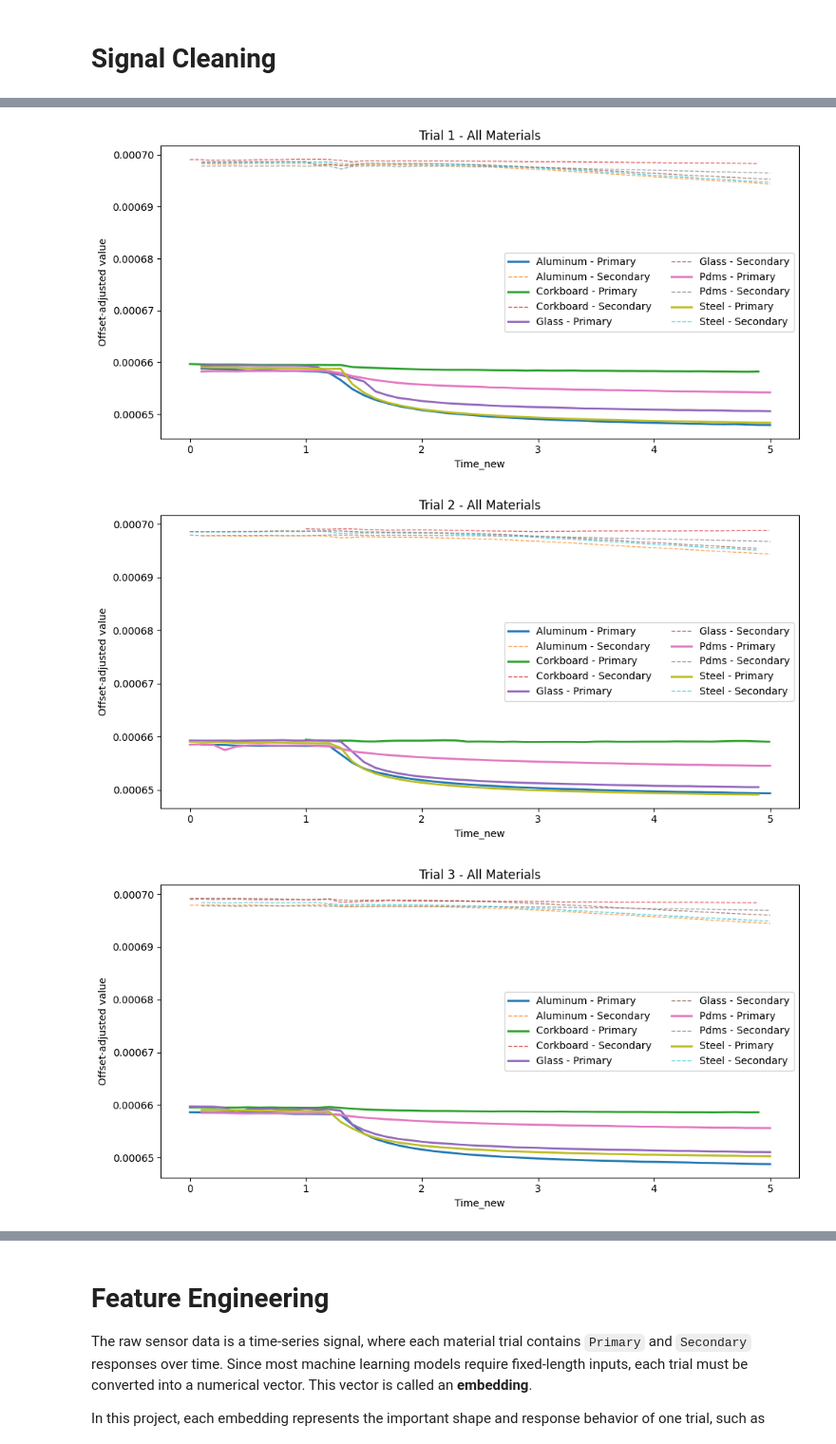
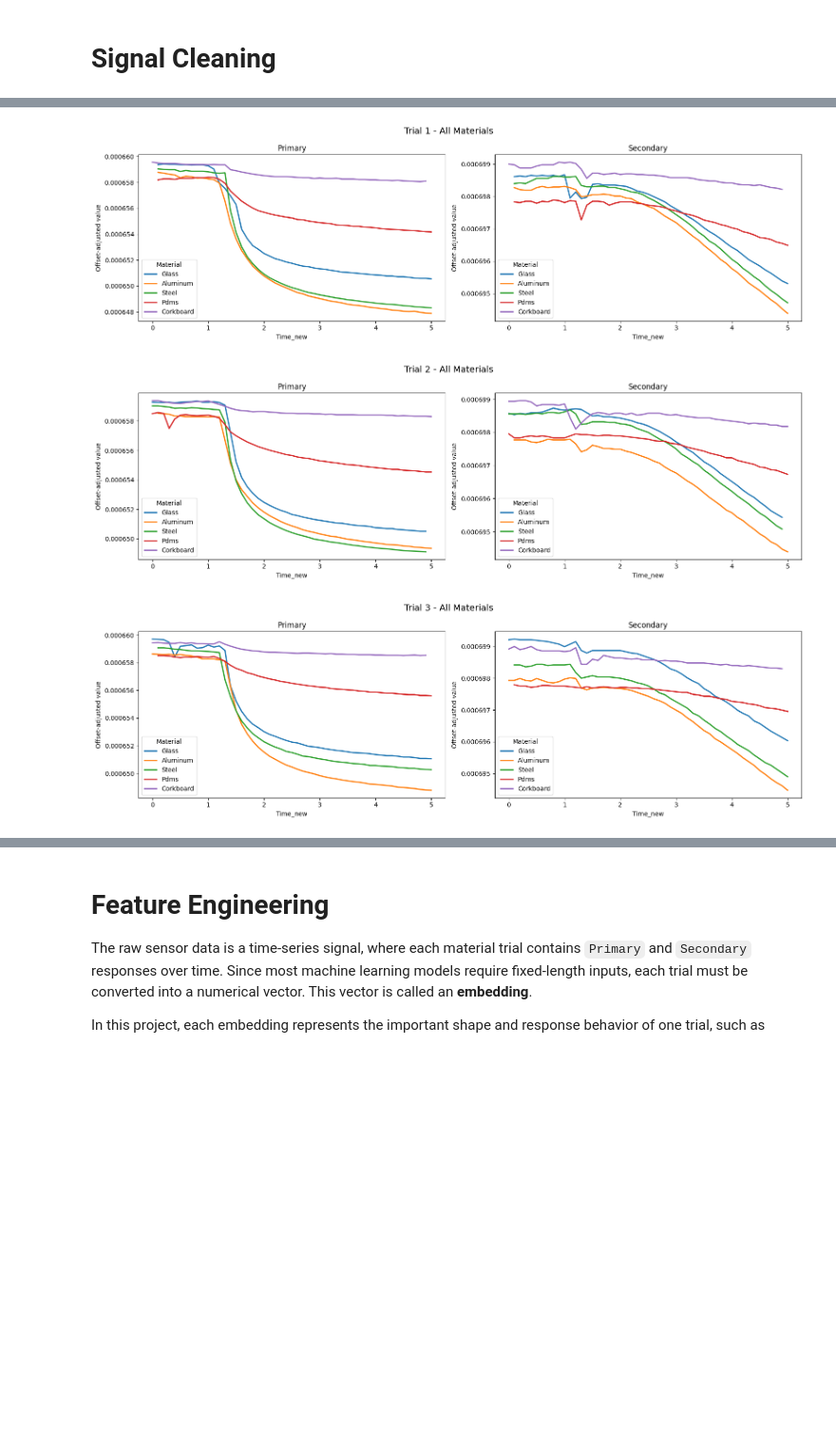
Before and after one commit to cojulieanne/Warmth-Sensor-Object-Detection, a Jupyter notebook: notebooks/01_exploration.ipynb, the cells around one changed output, grey strips where cells are left out. Shown at 95% size. Drawn from its saved outputs; the diff is of its cells as text; code cells hidden in the pictures; blank space fills up the shorter version.

```diff
--- a/notebooks/01_exploration.ipynb
+++ b/notebooks/01_exploration.ipynb
@@ -337,14 +355,17 @@ for (sample, trial), subset in data.groupby(["Sample", "Trial"]):
     subset = subset.sort_values("Time").copy()
 
     elbow_time, elbow_value, elbow_idx = find_global_first_elbow(
-        subset,
-        time_col="Time",
-        signal_col="Primary",
-        smooth_window=15,
-        polyorder=3,
-        threshold_frac=0.3,
-        direction="drop"
-    )
+            subset,
+            time_col="Time",
+            signal_col="Primary",
+            smooth_window=15,
+            polyorder=2,
+            threshold_frac=0.3,
+            direction="drop"
+        )
+
+
+    print(f"{sample} - Trial {trial} - {elbow_idx}")
 
     if not np.isnan(elbow_time):
         # find the actual row in the original dataframe closest to the elbow time
@@ -500,42 +534,54 @@ for m in materials:
 # %%
 for trial_num in [1, 2, 3]:
-    plt.figure(figsize=(10, 5))
+
+    fig, axes = plt.subplots(1, 2, figsize=(16, 5), sharex=True, sharey=False)
+
+    ax_primary = axes[0]
+    ax_secondary = axes[1]
 
     for m in materials:
         subset = data[
             (data["Sample"] == m) &
             (data["Trial"] == trial_num) &
             (data["filter_data"])
         ].copy()
 
         subset = subset.sort_values("Time_new")
 
-        plt.plot(
+        ax_primary.plot(
             subset["Time_new"],
             subset["Primary_shifted"],
             linewidth=2,
-            label=f"{m.capitalize()} - Primary"
+            label=m.capitalize()
         )
 
-        plt.plot(
+        ax_secondary.plot(
             subset["Time_new"],
             subset["Secondary_shifted"],
-            linestyle="--",
-            linewidth=1,
-            alpha=0.7,
-            label=f"{m.capitalize()} - Secondary"
+            linewidth=2,
+            label=m.capitalize()
         )
 
-    plt.xlabel("Time_new")
-    plt.ylabel("Offset-adjusted value")
-    plt.title(f"Trial {trial_num} - All Materials")
-    plt.legend(ncol=2)
+    ax_primary.set_title("Primary")
+    ax_secondary.set_title("Secondary")
+
+    ax_primary.set_xlabel("Time_new")
+    ax_secondary.set_xlabel("Time_new")
+
+    ax_primary.set_ylabel("Offset-adjusted value")
+    ax_secondary.set_ylabel("Offset-adjusted value")
+
+    ax_primary.legend(title="Material")
+    ax_secondary.legend(title="Material")
+
+    fig.suptitle(f"Trial {trial_num} - All Materials", fontsize=14)
+
     plt.tight_layout()
     plt.show()
 # %% [output]
-[figure, old version]
+[figure, new version]
-[figure, old version]
+[figure, new version]
-[figure, old version]
+[figure, new version]
 # %%
 for trial_num in [1, 2, 3]:
     plt.figure(figsize=(10, 5))
```
Also changed, not shown: parts of 23 cells of this notebook.
